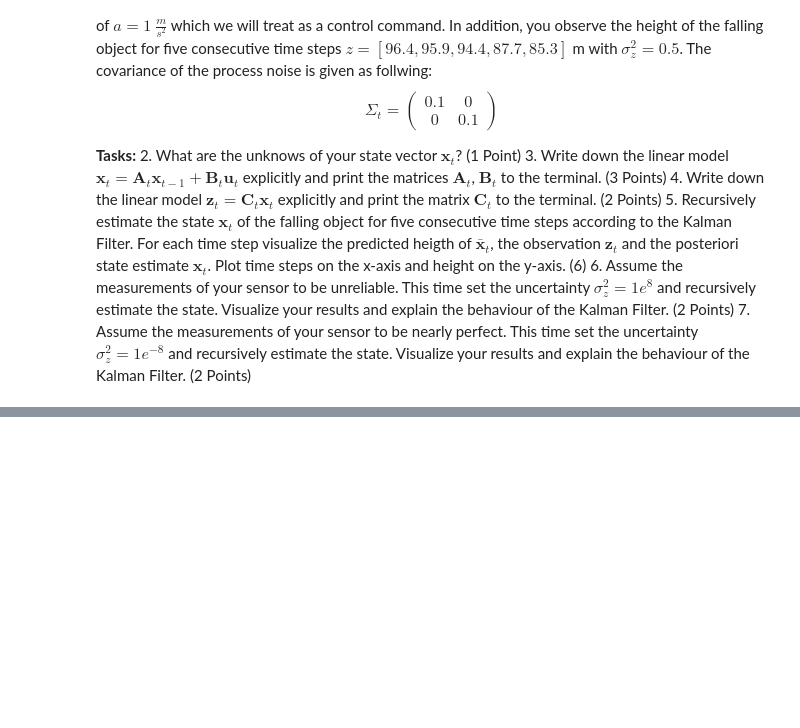
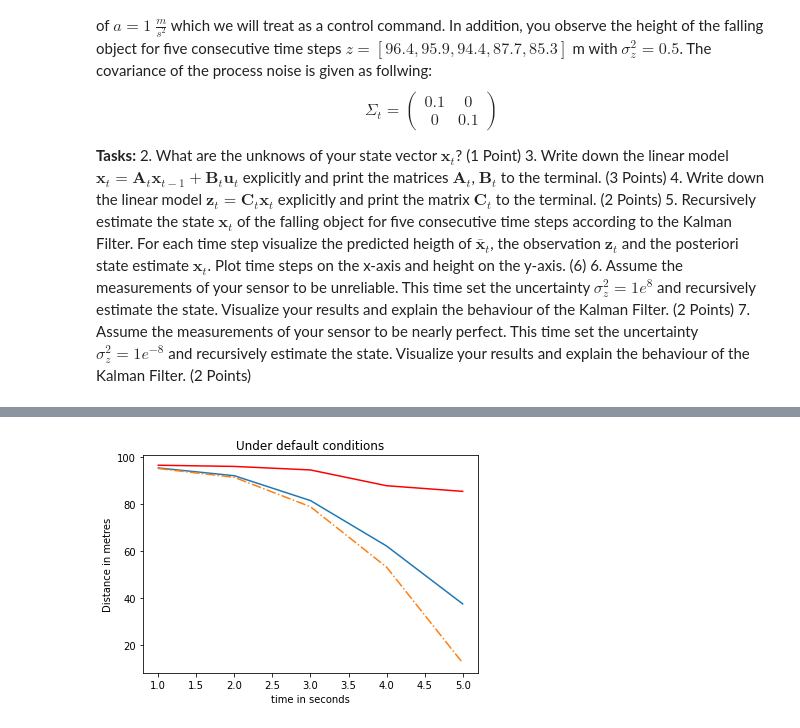
Before and after one commit to abdulahad01/mobileRobotics, a Jupyter notebook: 2020-mobilerobotics-online-ex05-kalman-filter/ex07-abdul-ahad.ipynb, the cells around one changed output, grey strips where cells are left out. Cells and saved outputs as stored; diff of their text form; code cells hidden in the pictures; blank space fills up the shorter version.

```diff
--- a/2020-mobilerobotics-online-ex05-kalman-filter/ex07-abdul-ahad.ipynb
+++ b/2020-mobilerobotics-online-ex05-kalman-filter/ex07-abdul-ahad.ipynb
@@ -66,0 +136,26 @@ state matrix (2, 1)
+# %%
+# For visualization
+# Plot time steps on the x-axis and height on the y-axis.
+import matplotlib.pyplot as plt
+def plot_output(heights,pred_heights,z,name):
+    x = np.array([1, 2, 3, 4,5])
+    y = heights
+
+    # first plot with X and Y data
+    plt.plot(x, y)
+    plt.plot(x, pred_heights, '-.')
+    plt.plot(x, z, '-r')
+
+    plt.xlabel("time in seconds")
+    plt.ylabel("Distance in metres")
+    plt.title(name)
+    plt.show()
+# %%
+#Recursively estimate the x_t for 5 consecutive time steps
+
+x_init = np.array([[95.5,0]]).T
+measurements = [96.4, 95.9, 94.4, 87.7, 85.3]
+height, pred_height = kf(x_init,measurements,P,Q,R)
+plot_output(height,pred_height,measurements,"Under default conditions")
+# %% [output]
+[figure, added]
```
Also changed, not shown: parts of 5 cells of this notebook.
